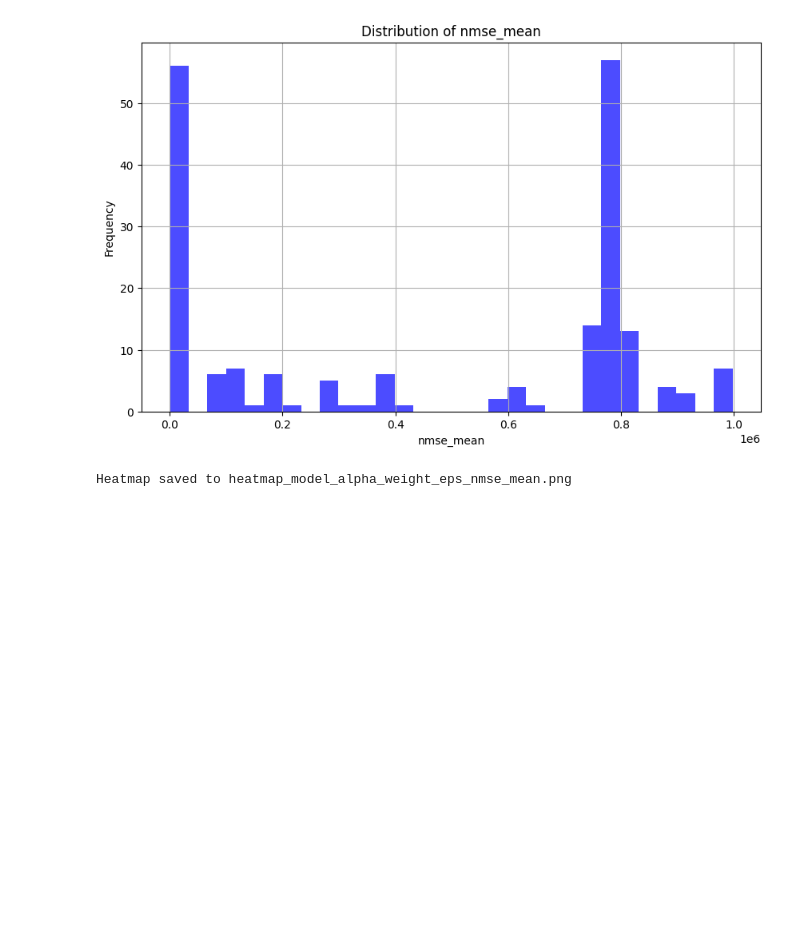
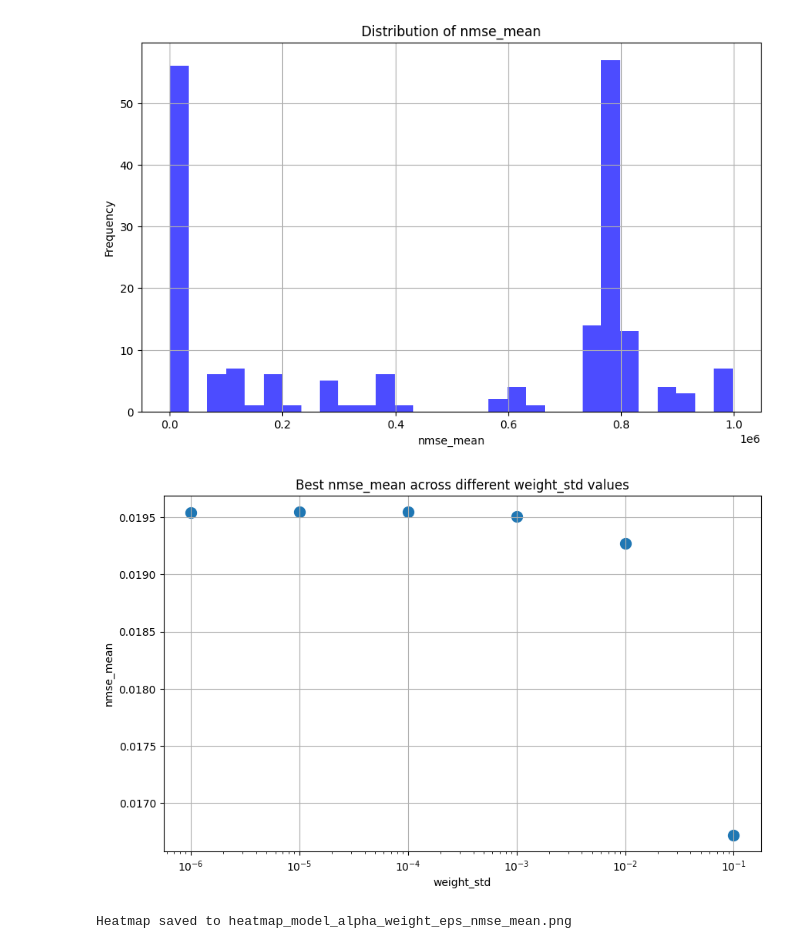
Before and after one commit to jerrydzhang/weight-perterbation, a Jupyter notebook: notebooks/result_hbr-analytic.ipynb, the cells around one changed output. Drawn from its saved outputs; the diff is of its cells as text; code cells hidden in the pictures; blank space fills up the shorter version.

```diff
--- a/notebooks/result_hbr-analytic.ipynb
+++ b/notebooks/result_hbr-analytic.ipynb
@@ -27,6 +27,10 @@ visualize.plot_solution()
 visualize.plot_metric_distribution('nmse_mean')
 # %% [output]
 [figure]
+# %%
+visualize.plot_best_model_across_param(param="weight_std", metric="nmse_mean")
+# %% [output]
+[figure, added]
 # %%
 visualize.plot_parameter_heatmap(
     param_x="model_alpha",
```
Also changed, not shown: parts of 3 cells of this notebook, 24 other files.
